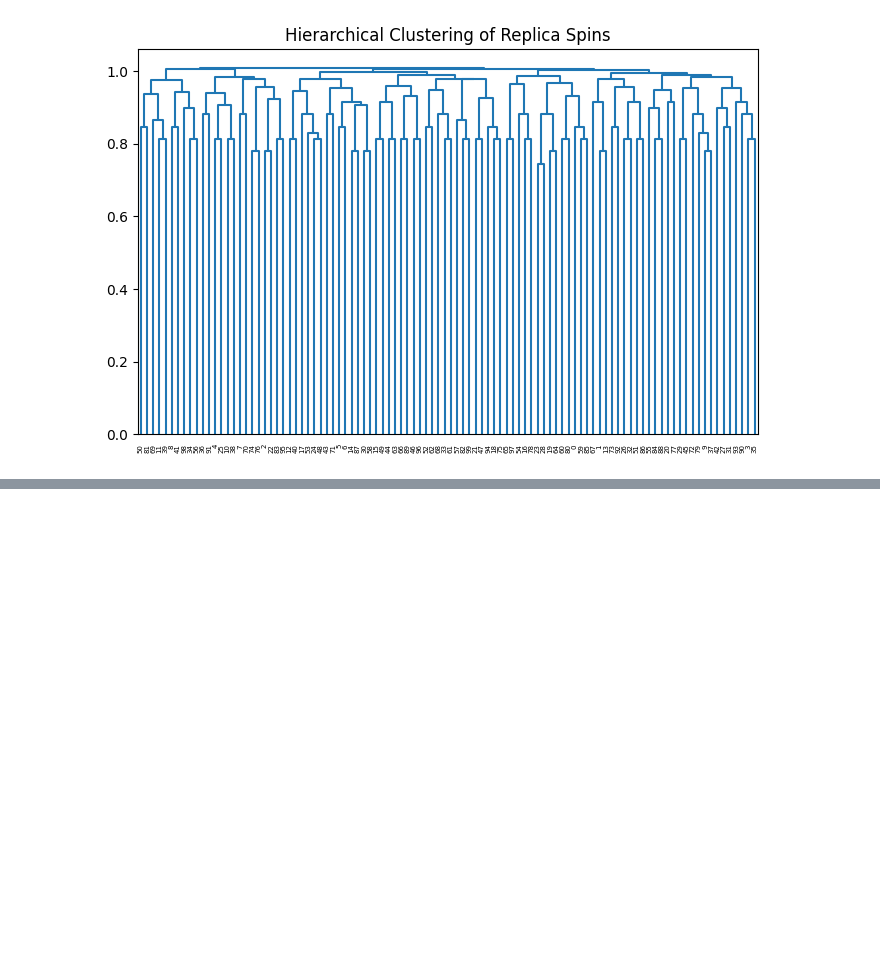
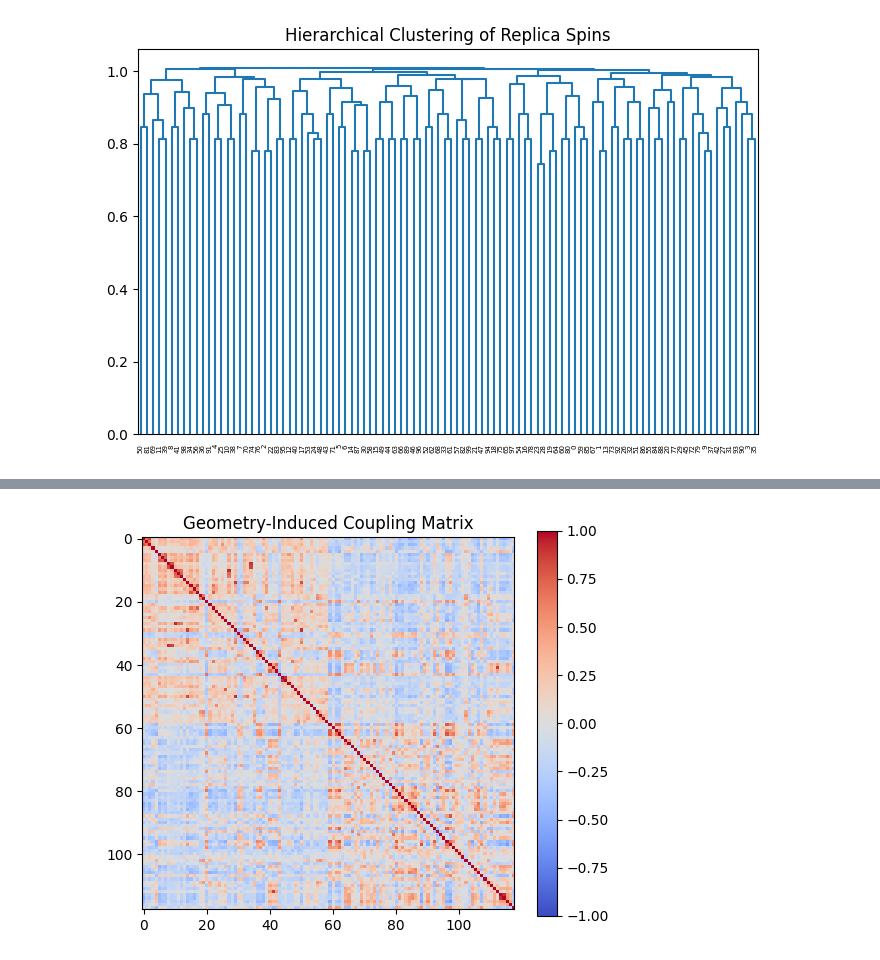
Before and after one commit to mariakesa/ProjectionSort, a Jupyter notebook: parisi/multi_axis.ipynb, the cells around one changed output, grey strips where cells are left out. Saved outputs shown, nothing was run; the diff lists cells and outputs as text; code cells hidden in the pictures; blank space fills up the shorter version.

```diff
--- a/parisi/multi_axis.ipynb
+++ b/parisi/multi_axis.ipynb
@@ -192,0 +211,13 @@ Ultrametricity score: 0.508
+# %%
+# Normalize embeddings
+X_norm = X / np.linalg.norm(X, axis=1, keepdims=True)
+
+J_geom = X_norm @ X_norm.T
+
+plt.figure(figsize=(6,5))
+plt.imshow(J_geom, cmap='coolwarm', vmin=-1, vmax=1)
+plt.colorbar()
+plt.title("Geometry-Induced Coupling Matrix")
+plt.show()
+# %% [output]
+[figure, added]
```
Also changed, not shown: parts of 7 cells of this notebook.
